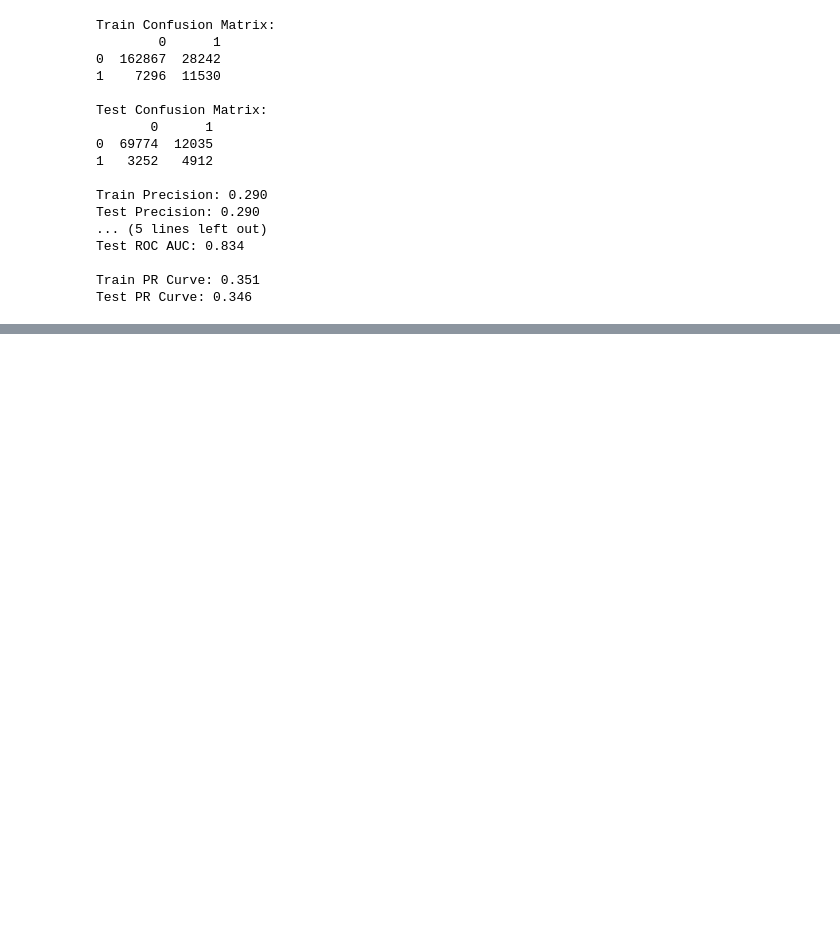
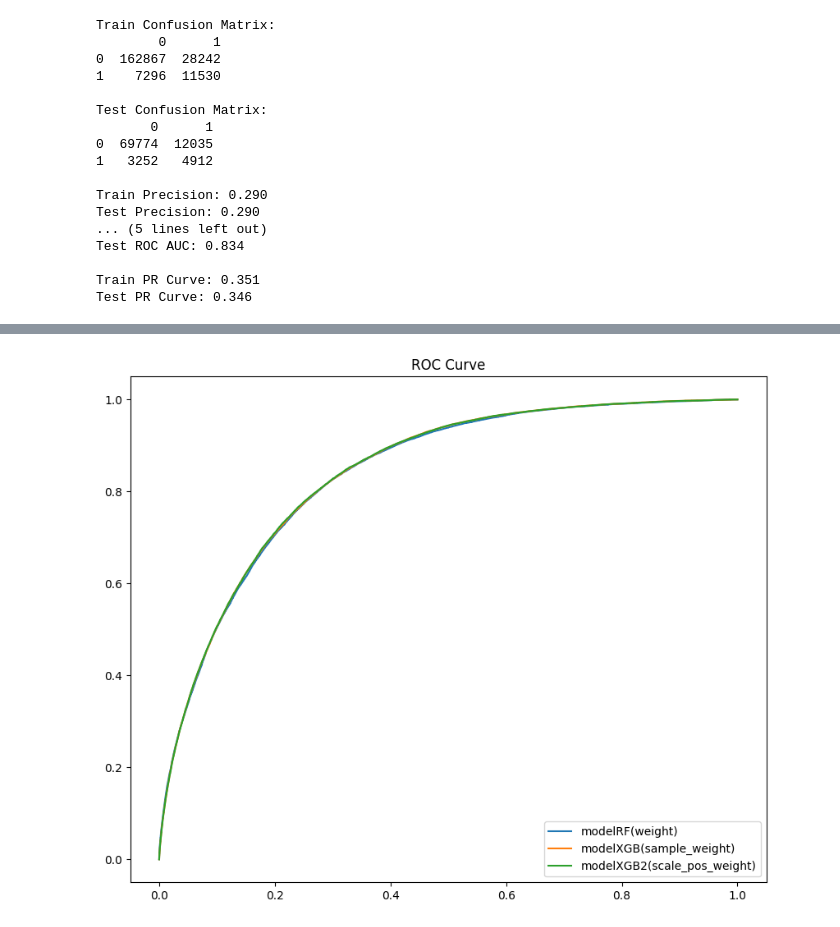
Before and after one commit to ShaniBron/Final-Project-Heart-diseases, a Jupyter notebook: Model.ipynb, the cells around one changed output, grey strips where cells are left out. Saved outputs shown, nothing was run; the diff lists cells and outputs as text; code cells hidden in the pictures; blank space fills up the shorter version.

```diff
--- a/Model.ipynb
+++ b/Model.ipynb
@@ -681,3 +686,10 @@ results_table
+# %%
+list_model2 = [modelRF,modelXGB1,modelXGB2]
+list_name_model2 = ['modelRF(weight)','modelXGB(sample_weight)','modelXGB2(scale_pos_weight)']
+
+roc_curve_plot(list_model2,list_name_model2,X_test,y_test)
+# %% [output]
+[figure, added]
 # %%
 plt.figure(figsize=(10,8))
 for i in range(len(list_model)):
```
Also changed, not shown: parts of 4 cells of this notebook, 1 other file.
